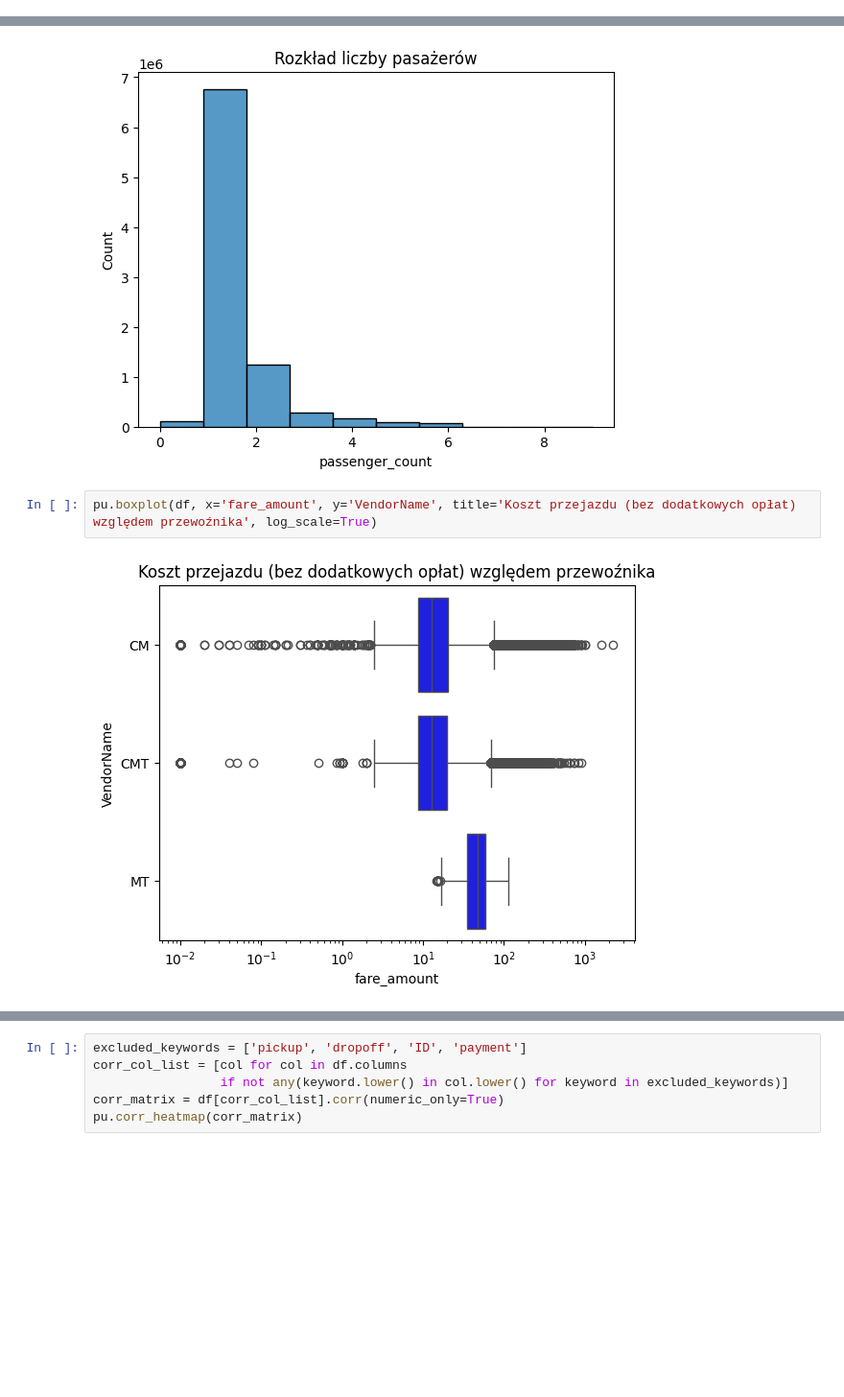
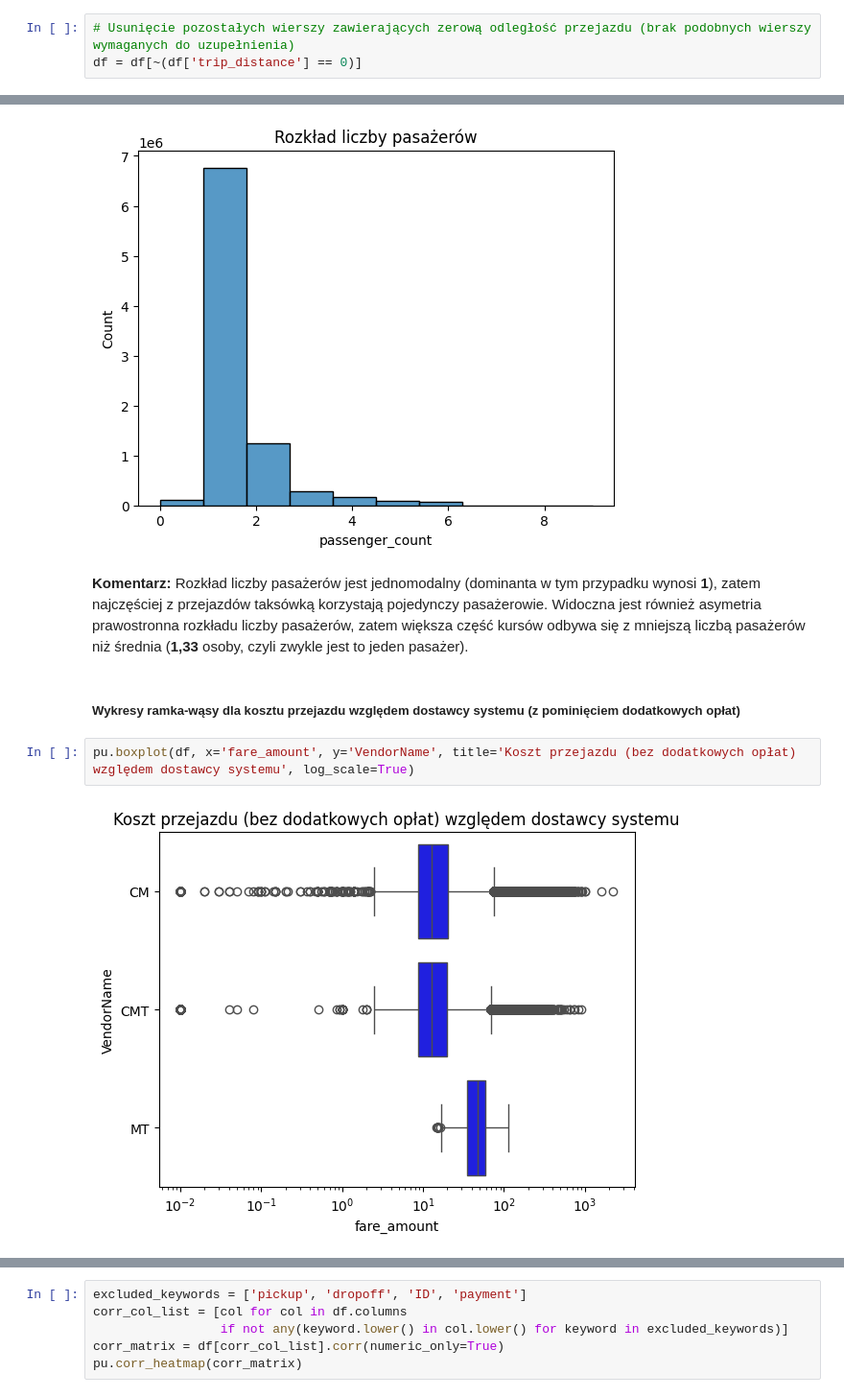
Before and after one commit to piotrkoz00/ds360-task-pmk, a Jupyter notebook: PMK_analiza_NYC.ipynb, the cells around one changed output, grey strips where cells are left out. Shown: that part at 96% size. Cells and saved outputs as stored; diff of their text form; blank space fills up the shorter version.

```diff
--- a/PMK_analiza_NYC.ipynb
+++ b/PMK_analiza_NYC.ipynb
@@ -369,6 +383,9 @@ df['trip_distance'] = df.apply(
     lambda row: du.estimate_distance(df, row),
     axis=1
 )
+# %%
+# Usunięcie pozostałych wierszy zawierających zerową odległość przejazdu (brak podobnych wierszy wymaganych do uzupełnienia)
+df = df[~(df['trip_distance'] == 0)]
 # %%
 # Ostateczna weryfikacja w celu wykluczenia występowania braków w ramce danych
 print(df.iloc[:, :-14].isna().sum())
@@ -422,7 +448,11 @@ pu.lineplot(daily_passengers, x='pickup_date', y='passenger_count', xlabel='Data
 pu.histogram(df=df, col='passenger_count', title='Rozkład liczby pasażerów', bins=10, log_scale=False)
 # %% [output]
 [figure]
+# %% [markdown]
+**Komentarz:** Rozkład liczby pasażerów jest jednomodalny (dominanta w tym przypadku wynosi **1**), zatem najczęściej z przejazdów taksówką korzystają pojedynczy pasażerowie. Widoczna jest również asymetria prawostronna rozkładu liczby pasażerów, zatem większa część kursów odbywa się z mniejszą liczbą pasażerów niż średnia (**1,33** osoby, czyli zwykle jest to jeden pasażer).
+# %% [markdown]
+##### **Wykresy ramka-wąsy dla kosztu przejazdu względem dostawcy systemu (z pominięciem dodatkowych opłat)**
 # %%
-pu.boxplot(df, x='fare_amount', y='VendorName', title='Koszt przejazdu (bez dodatkowych opłat) względem przewoźnika', log_scale=True)
+pu.boxplot(df, x='fare_amount', y='VendorName', title='Koszt przejazdu (bez dodatkowych opłat) względem dostawcy systemu', log_scale=True)
 # %% [output]
-[figure, old version]
+[figure, new version]
```
Also changed, not shown: parts of 56 cells of this notebook, 3 other files.
